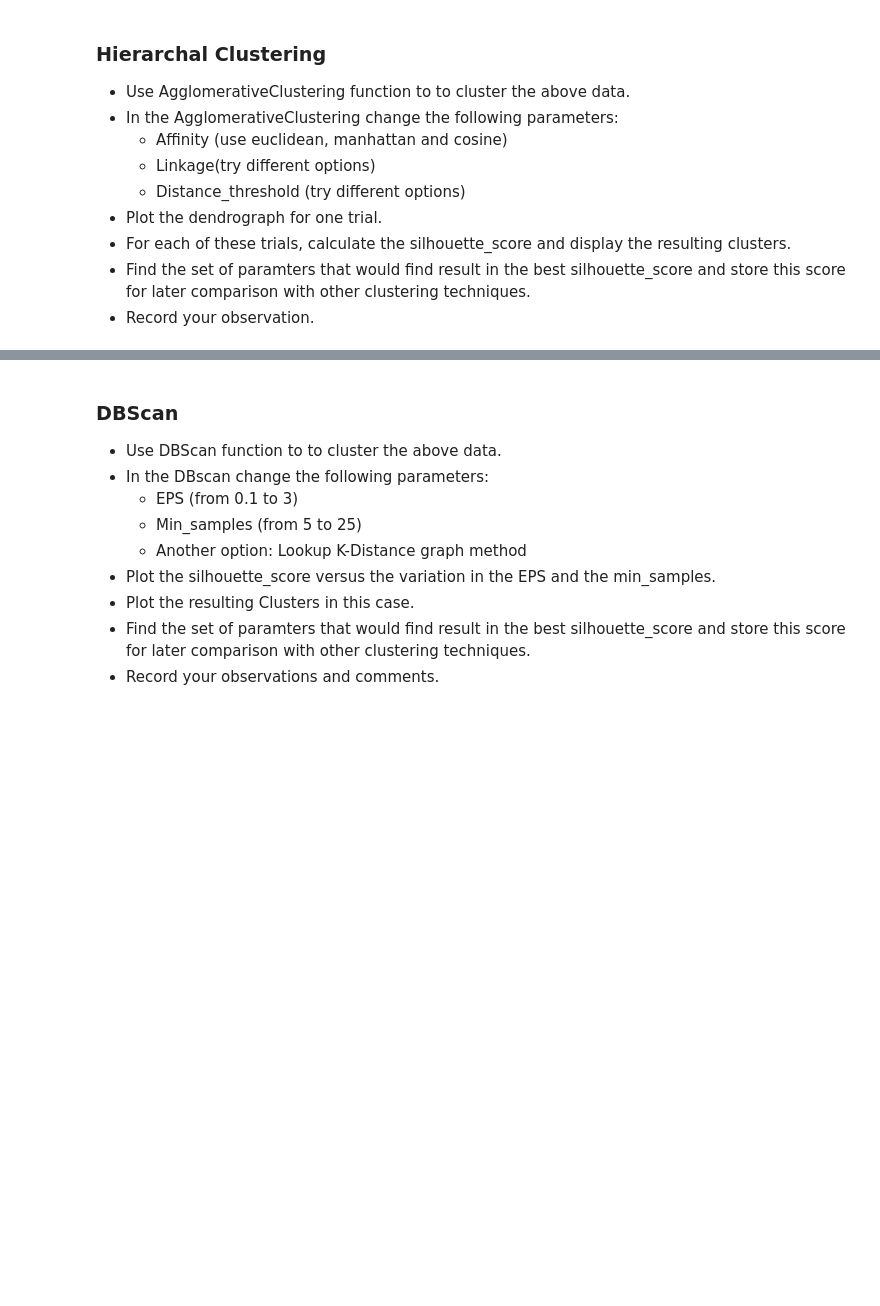
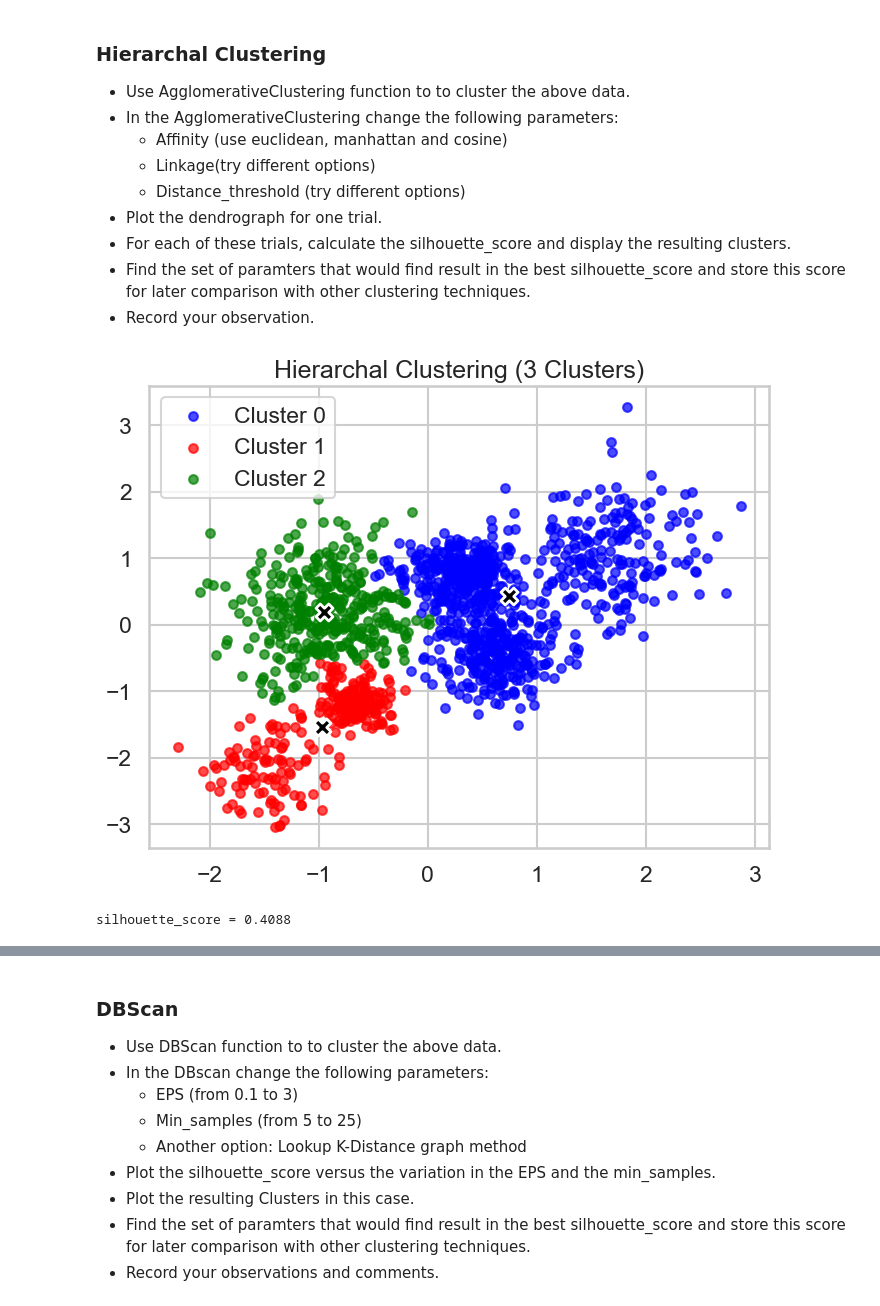
Before and after one commit to Omar-Abdalrahim/ML-52-23411, a Jupyter notebook: Clustering_Project/Clustering Project.ipynb, the cells around one changed output, grey strips where cells are left out. Cells and saved outputs as stored; diff of their text form; code cells hidden in the pictures; blank space fills up the shorter version.

```diff
--- a/Clustering_Project/Clustering Project.ipynb
+++ b/Clustering_Project/Clustering Project.ipynb
@@ -207,3 +260,12 @@ As we can see the centroid initailization affect the cluster assignment and in t
 * For each of these trials, calculate the silhouette_score and display the resulting clusters.
 * Find the set of paramters that would find result in the best silhouette_score and store this score for later comparison with other clustering techniques.
 * Record your observation.
+# %%
+model = AgglomerativeClustering(n_clusters=3)
+cluster_labels = model.fit_predict(Multi_blob_Data_Scaled)
+display_cluster(Multi_blob_Data_Scaled,cluster_labels,num_clusters=3,title="Hierarchal Clustering")
+print()
+print(f'silhouette_score = {silhouette_score(Multi_blob_Data_Scaled,cluster_labels):.4f}')
+# %% [output]
+[figure, added]
+silhouette_score = 0.4088
```
Also changed, not shown: parts of 30 cells of this notebook.
